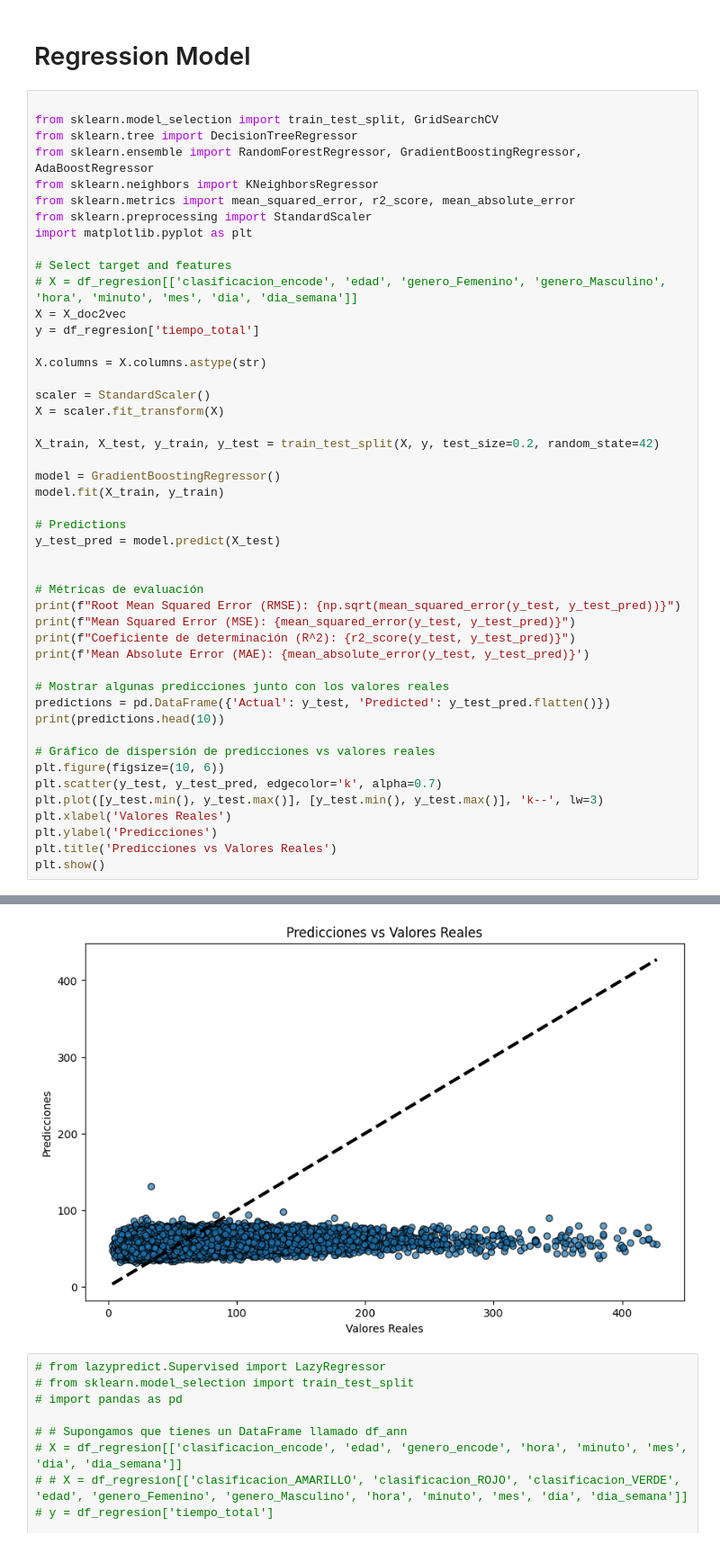
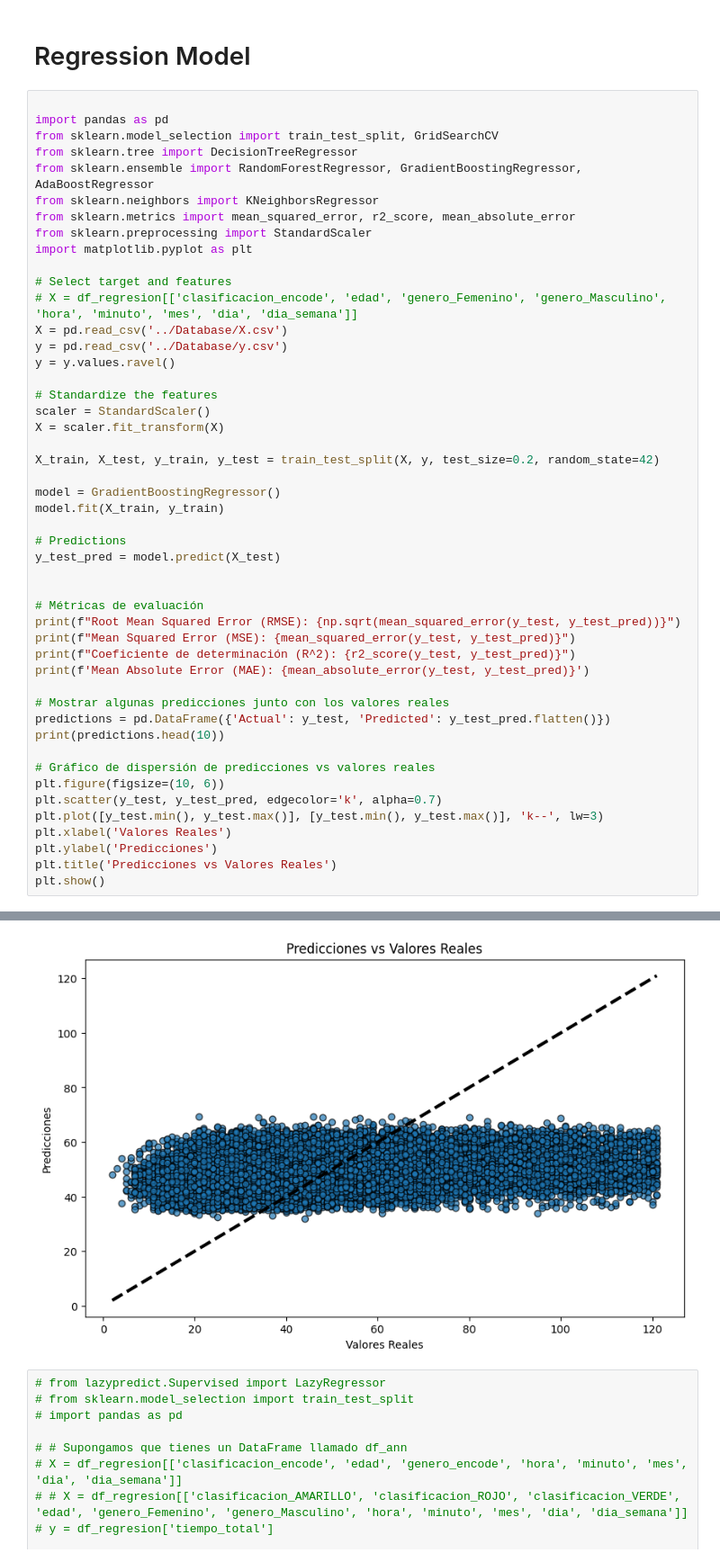
Before and after one commit to isaacmenchaca97/hospital_wait_time_prediction, a Jupyter notebook: ART/data_analysis.ipynb, the cells around one changed output, grey strips where cells are left out. Shown at 90% size. Drawn from its saved outputs; the diff is of its cells as text.

```diff
--- a/ART/data_analysis.ipynb
+++ b/ART/data_analysis.ipynb
@@ -214,6 +192,7 @@ X_doc2vec.drop(columns=['nombre', 'fecha', 'Dx', 'edad_unidad', 'genero', 'clasi
 # Regression Model
 # %%
 
+import pandas as pd
 from sklearn.model_selection import train_test_split, GridSearchCV
 from sklearn.tree import DecisionTreeRegressor
 from sklearn.ensemble import RandomForestRegressor, GradientBoostingRegressor, AdaBoostRegressor
@@ -224,11 +203,11 @@ import matplotlib.pyplot as plt
 
 # Select target and features
 # X = df_regresion[['clasificacion_encode', 'edad', 'genero_Femenino', 'genero_Masculino', 'hora', 'minuto', 'mes', 'dia', 'dia_semana']]
-X = X_doc2vec
-y = df_regresion['tiempo_total']
+X = pd.read_csv('../Database/X.csv')
+y = pd.read_csv('../Database/y.csv')
+y = y.values.ravel()
 
-X.columns = X.columns.astype(str)
-
+# Standardize the features
 scaler = StandardScaler()
 X = scaler.fit_transform(X)
 
@@ -278,4 +257,4 @@ Mean Absolute Error (MAE): 23.64256122956785
-[figure, old version]
+[figure, new version]
 # %%
 # from lazypredict.Supervised import LazyRegressor
 # from sklearn.model_selection import train_test_split
```
Also changed, not shown: parts of 9 cells of this notebook, 3 other files.
